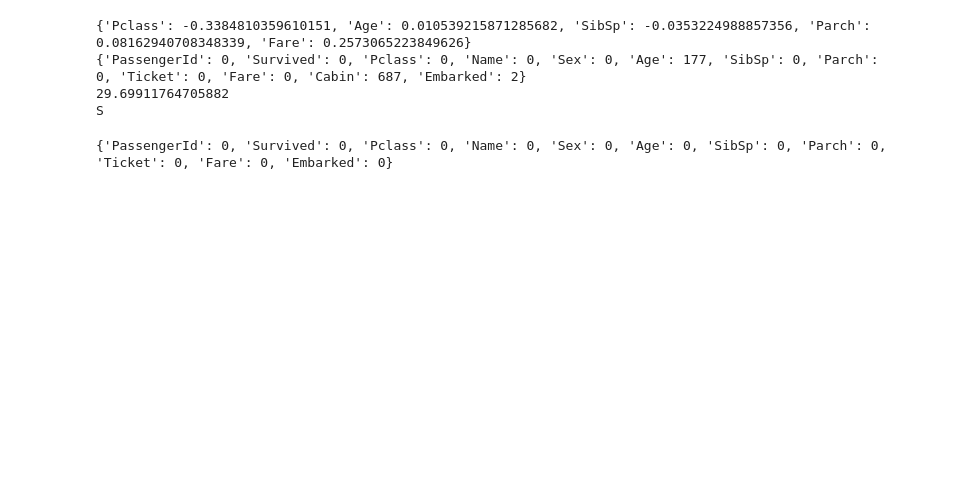
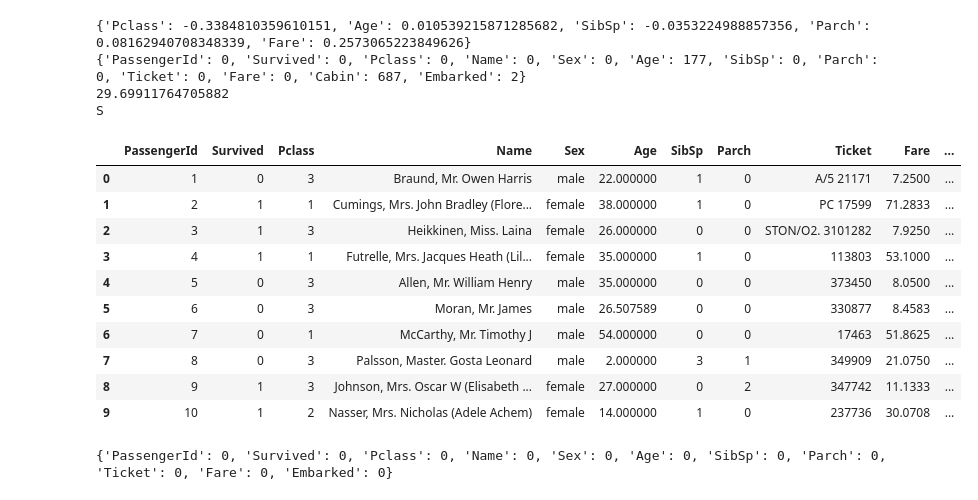
Before and after one commit to kiranp11/DSR-Spark-AppliedML, a Jupyter notebook: notebooks/Titanic DF Exercise - B15.ipynb, the cells around one changed output. Drawn from its saved outputs; the diff is of its cells as text; code cells hidden in the pictures; blank space fills up the shorter version.

```diff
--- a/notebooks/Titanic DF Exercise - B15.ipynb
+++ b/notebooks/Titanic DF Exercise - B15.ipynb
@@ -102,6 +102,27 @@ print(embarkedMode)
 {'PassengerId': 0, 'Survived': 0, 'Pclass': 0, 'Name': 0, 'Sex': 0, 'Age': 177, 'SibSp': 0, 'Parch': 0, 'Ticket': 0, 'Fare': 0, 'Cabin': 687, 'Embarked': 2}
 29.69911764705882
 S
+# %%
+from pyspark.sql.functions import pandas_udf, PandasUDFType
+
+@pandas_udf(train.schema, PandasUDFType.GROUPED_MAP)
+# Input/output are both a pandas.DataFrame
+def pandas_fill_age(pdf):
+    return pdf.assign(Age=pdf.Age.fillna(pdf.Age.mean()))
+
+train.groupby('Pclass', 'Sex').apply(pandas_fill_age).sort('PassengerId').limit(10).toPandas()
+# %% [output]
+|  | PassengerId | Survived | Pclass | Name | Sex | Age | SibSp | Parch | Ticket | Fare | ... |
+| 0 | 1 | 0 | 3 | Braund, Mr. Owen Harris | male | 22.000000 | 1 | 0 | A/5 21171 | 7.2500 | ... |
+| 1 | 2 | 1 | 1 | Cumings, Mrs. John Bradley (Flore... | female | 38.000000 | 1 | 0 | PC 17599 | 71.2833 | ... |
+| 2 | 3 | 1 | 3 | Heikkinen, Miss. Laina | female | 26.000000 | 0 | 0 | STON/O2. 3101282 | 7.9250 | ... |
+| 3 | 4 | 1 | 1 | Futrelle, Mrs. Jacques Heath (Lil... | female | 35.000000 | 1 | 0 | 113803 | 53.1000 | ... |
+| 4 | 5 | 0 | 3 | Allen, Mr. William Henry | male | 35.000000 | 0 | 0 | 373450 | 8.0500 | ... |
+| 5 | 6 | 0 | 3 | Moran, Mr. James | male | 26.507589 | 0 | 0 | 330877 | 8.4583 | ... |
+| 6 | 7 | 0 | 1 | McCarthy, Mr. Timothy J | male | 54.000000 | 0 | 0 | 17463 | 51.8625 | ... |
+| 7 | 8 | 0 | 3 | Palsson, Master. Gosta Leonard | male | 2.000000 | 3 | 1 | 349909 | 21.0750 | ... |
+| 8 | 9 | 1 | 3 | Johnson, Mrs. Oscar W (Elisabeth ... | female | 27.000000 | 0 | 2 | 347742 | 11.1333 | ... |
+| 9 | 10 | 1 | 2 | Nasser, Mrs. Nicholas (Adele Achem) | female | 14.000000 | 1 | 0 | 237736 | 30.0708 | ... |
 # %%
 trainFilled = train.na.fill({"Age": ageMean, "Embarked": embarkedMode})\
 .drop("Cabin")
```
Also changed, not shown: parts of 7 cells of this notebook, 2 other files.
